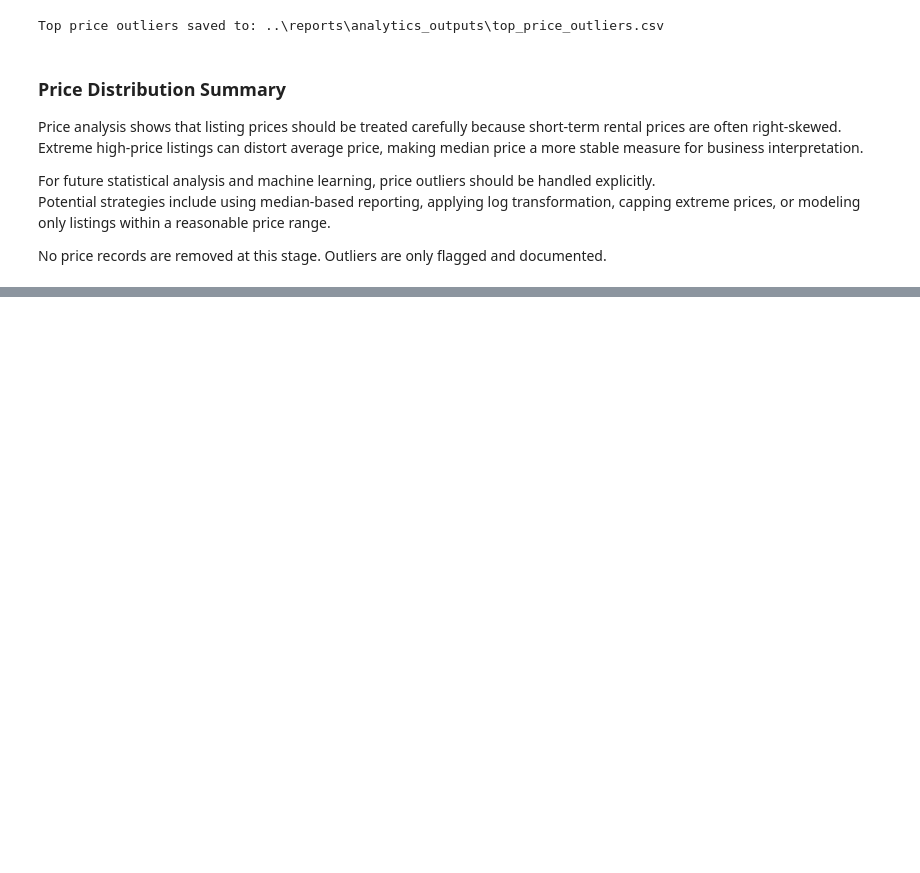
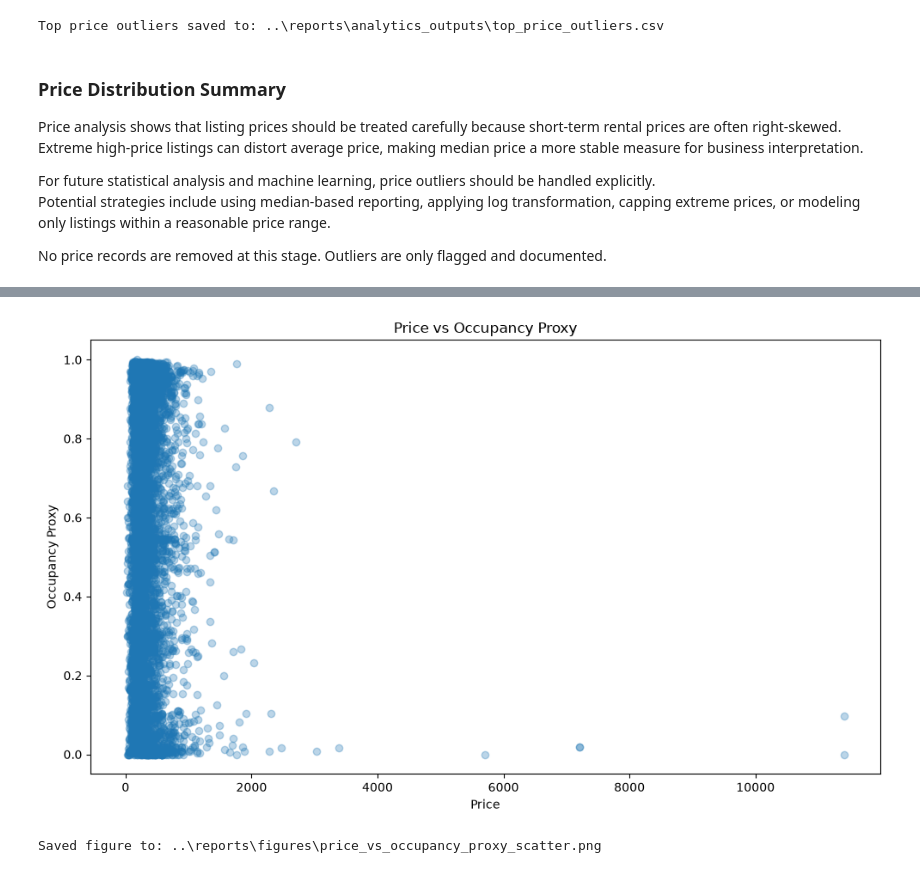
Before and after one commit to Tnadeeja/Inside-Airbnb-Market-Intelligence-Platform-Data-Engineering-Analytics-AI, a Jupyter notebook: notebooks/03_eda_business_analysis.ipynb, the cells around one changed output, grey strips where cells are left out. Cells and saved outputs as stored; diff of their text form; code cells hidden in the pictures; blank space fills up the shorter version.

```diff
--- a/notebooks/03_eda_business_analysis.ipynb
+++ b/notebooks/03_eda_business_analysis.ipynb
@@ -940,0 +1034,25 @@ No price records are removed at this stage. Outliers are only flagged and docume
+# %%
+price_occupancy_df = availability_analysis_df[
+    availability_analysis_df["price_numeric"].notna() &
+    (availability_analysis_df["price_numeric"] > 0)
+].copy()
+
+plt.figure(figsize=(10, 6))
+plt.scatter(
+    price_occupancy_df["price_numeric"],
+    price_occupancy_df["occupancy_proxy"],
+    alpha=0.3
+)
+plt.title("Price vs Occupancy Proxy")
+plt.xlabel("Price")
+plt.ylabel("Occupancy Proxy")
+plt.tight_layout()
+
+output_path = FIGURES_PATH / "price_vs_occupancy_proxy_scatter.png"
+plt.savefig(output_path, dpi=300)
+plt.show()
+
+print(f"Saved figure to: {output_path}")
+# %% [output]
+[figure, added]
+Saved figure to: ..\reports\figures\price_vs_occupancy_proxy_scatter.png
```
Also changed, not shown: parts of 15 cells of this notebook, 7 other files.
